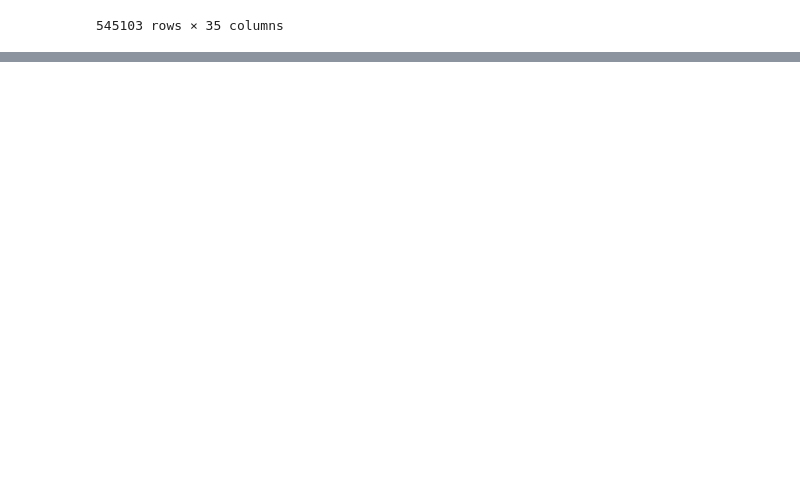
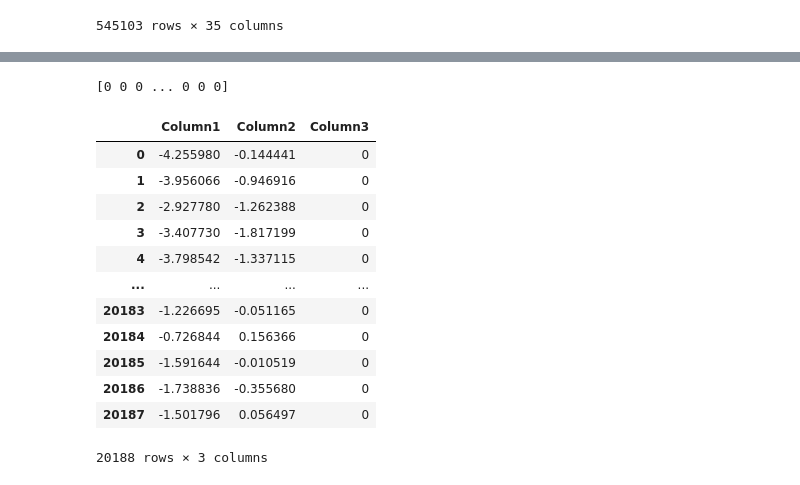
Before and after one commit to Fmazin/AI_Project, a Jupyter notebook: code/main_project_flow.ipynb, the cells around one changed output, grey strips where cells are left out. Drawn from its saved outputs; the diff is of its cells as text; code cells hidden in the pictures; blank space fills up the shorter version.

```diff
--- a/code/main_project_flow.ipynb
+++ b/code/main_project_flow.ipynb
@@ -229,0 +331,29 @@ df_new = df[(df['Calendar_date'] != '2022-06-30') | (df['bus_id'] != 41361)]
+# %%
+n_clusters = 2
+
+clusters = KMeans(n_clusters=n_clusters, random_state=0, n_init="auto").fit(x) # check the parameters at https://scikit-learn.org/stable/modules/generated/sklearn.cluster.KMeans.html
+
+if clusters is not None:
+  cluster_labels = clusters.labels_
+
+print(cluster_labels)
+# %% [output]
+[0 0 0 ... 0 0 0]
+# %%
+df_kmeans = pd.DataFrame(x, columns=['Column1', 'Column2'])
+df_kmeans["Column3"] = cluster_labels
+df_kmeans
+# %% [output]
+|  | Column1 | Column2 | Column3 |
+| 0 | -4.255980 | -0.144441 | 0 |
+| 1 | -3.956066 | -0.946916 | 0 |
+| 2 | -2.927780 | -1.262388 | 0 |
+| 3 | -3.407730 | -1.817199 | 0 |
+| 4 | -3.798542 | -1.337115 | 0 |
+| ... | ... | ... | ... |
+| 20183 | -1.226695 | -0.051165 | 0 |
+| 20184 | -0.726844 | 0.156366 | 0 |
+| 20185 | -1.591644 | -0.010519 | 0 |
+| 20186 | -1.738836 | -0.355680 | 0 |
+| 20187 | -1.501796 | 0.056497 | 0 |
+20188 rows × 3 columns
```
Also changed, not shown: parts of 20 cells of this notebook.
